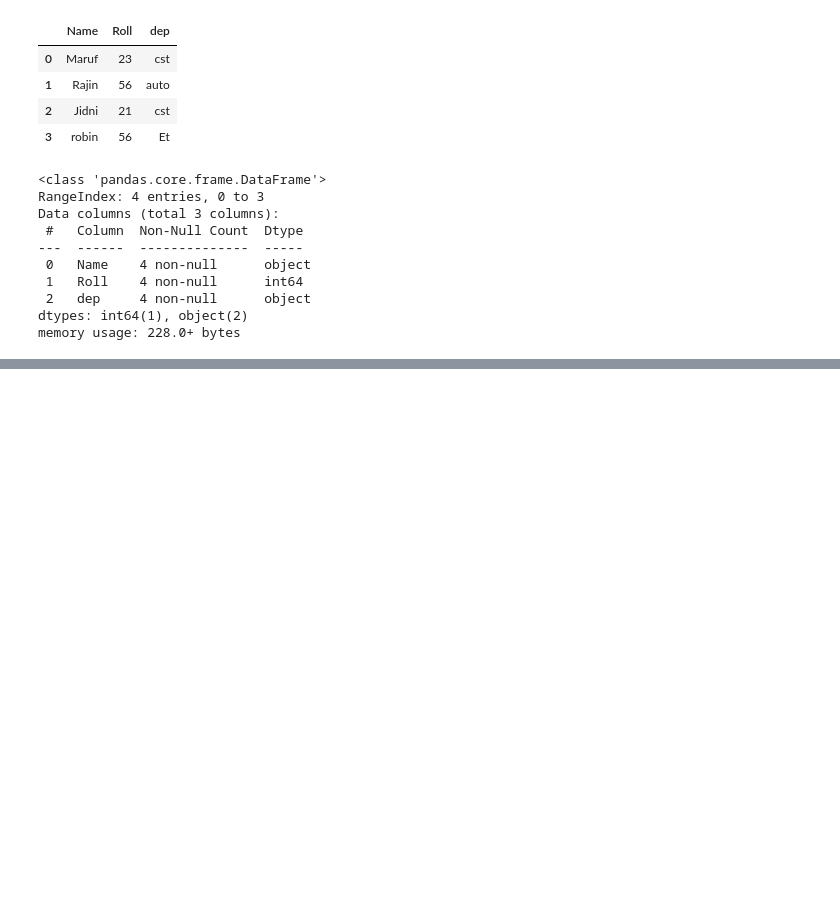
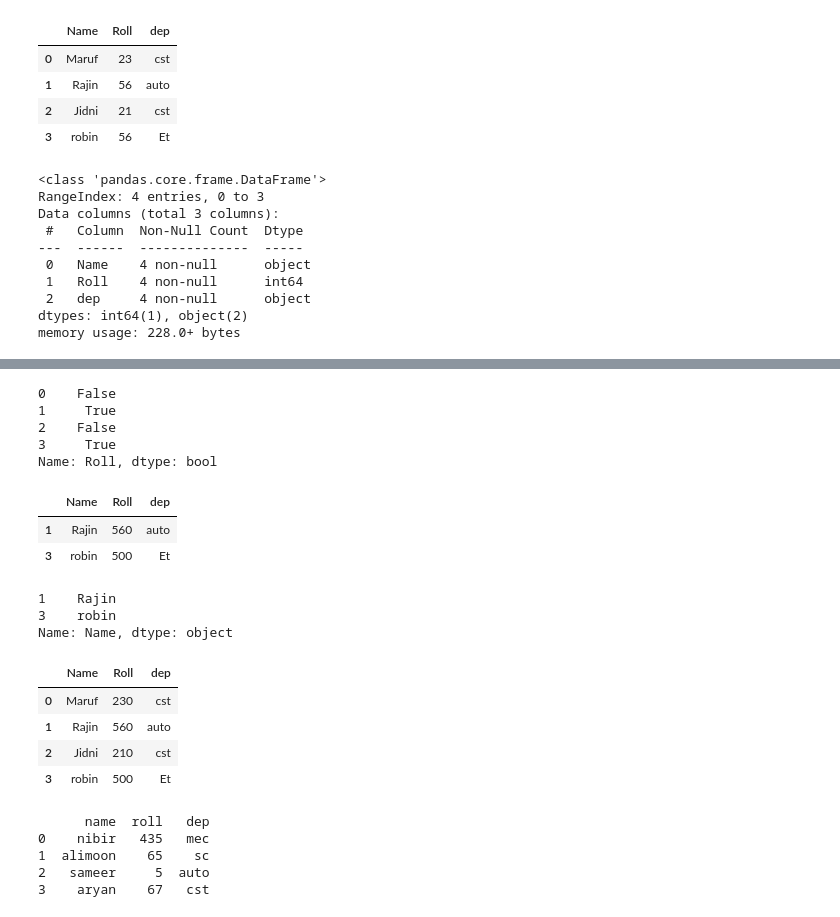
Before and after one commit to Md-Maruf-1727/LearningPractices, a Jupyter notebook: Pandas/Pandas1.ipynb, the cells around one changed output, grey strips where cells are left out. Cells and saved outputs as stored; diff of their text form; code cells hidden in the pictures; blank space fills up the shorter version.

```diff
--- a/Pandas/Pandas1.ipynb
+++ b/Pandas/Pandas1.ipynb
@@ -225,0 +374,49 @@ memory usage: 228.0+ bytes
+# %%
+df['Roll']>300 # can't use 2 dimesional array
+# %% [output]
+0    False
+1     True
+2    False
+3     True
+Name: Roll, dtype: bool
+# %%
+df[df['Roll']>300]
+# %% [output]
+|  | Name | Roll | dep |
+| 1 | Rajin | 560 | auto |
+| 3 | robin | 500 | Et |
+# %%
+df[df['Roll']>300]['Name']
+# %% [output]
+1    Rajin
+3    robin
+Name: Name, dtype: object
+# %%
+dic1 = {
+    'Name' : ['Maruf', 'Rajin', 'Jidni', 'robin'],
+    'Roll' : [230, 560, 210, 500],
+    'Dep' : ['cst', 'auto', 'cst', 'Et']
+}
+df3 = pd.DataFrame(dic)
+df3
+# %% [output]
+|  | Name | Roll | dep |
+| 0 | Maruf | 230 | cst |
+| 1 | Rajin | 560 | auto |
+| 2 | Jidni | 210 | cst |
+| 3 | robin | 500 | Et |
+# %%
+dic2 = {
+    'name':['nibir','alimoon','sameer','aryan'],
+    'roll':[435,65,5,67],
+    'dep':['mec','sc','auto','cst']
+
+}
+df4 = pd.DataFrame(dic2)
+print(df4)
+# %% [output]
+      name  roll   dep
+0    nibir   435   mec
+1  alimoon    65    sc
+2   sameer     5  auto
+3    aryan    67   cst
```
Also changed, not shown: parts of 23 cells of this notebook.
